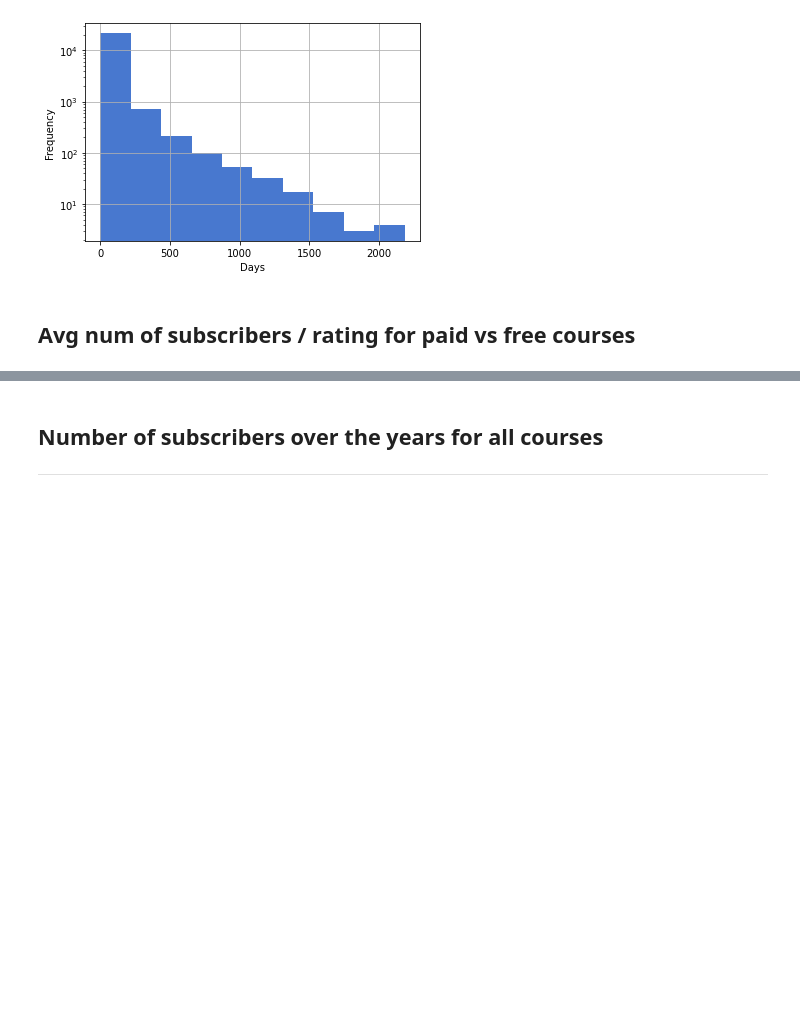
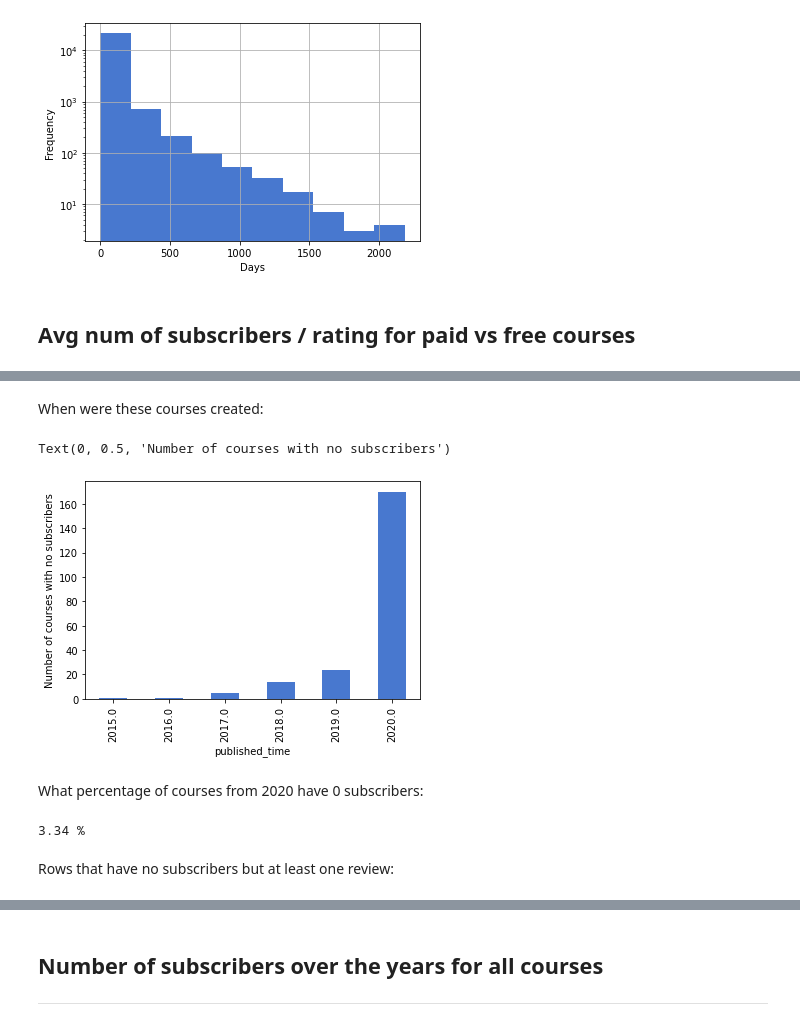
Before and after one commit to r-gg/bi-assignments, a Jupyter notebook: Assignment3/BI_Assignment3.ipynb, the cells around one changed output, grey strips where cells are left out. Cells and saved outputs as stored; diff of their text form; code cells hidden in the pictures; blank space fills up the shorter version.

```diff
--- a/Assignment3/BI_Assignment3.ipynb
+++ b/Assignment3/BI_Assignment3.ipynb
@@ -559,0 +554,18 @@ Text(0, 0.5, 'Average Number of subscribers')
+# %% [markdown]
+When were these courses created:
+# %%
+no_subs = df.loc[df["num_subscribers"] < 1]
+df.groupby(no_subs["published_time"].dt.year)['id'].count().plot(kind="bar", legend=False)
+plt.ylabel('Number of courses with no subscribers')
+# %% [output]
+Text(0, 0.5, 'Number of courses with no subscribers')
+[figure, added]
+# %% [markdown]
+What percentage of courses from 2020 have 0 subscribers:
+# %%
+ratio_no_subs_in2020 = no_subs["published_time"].dt.year.value_counts()[2020]/df["published_time"].dt.year.value_counts()[2020]
+print(f'{np.round(ratio_no_subs_in2020 * 100, 2)} %')
+# %% [output]
+3.34 %
+# %% [markdown]
+Rows that have no subscribers but at least one review:
```
Also changed, not shown: parts of 55 cells of this notebook.
